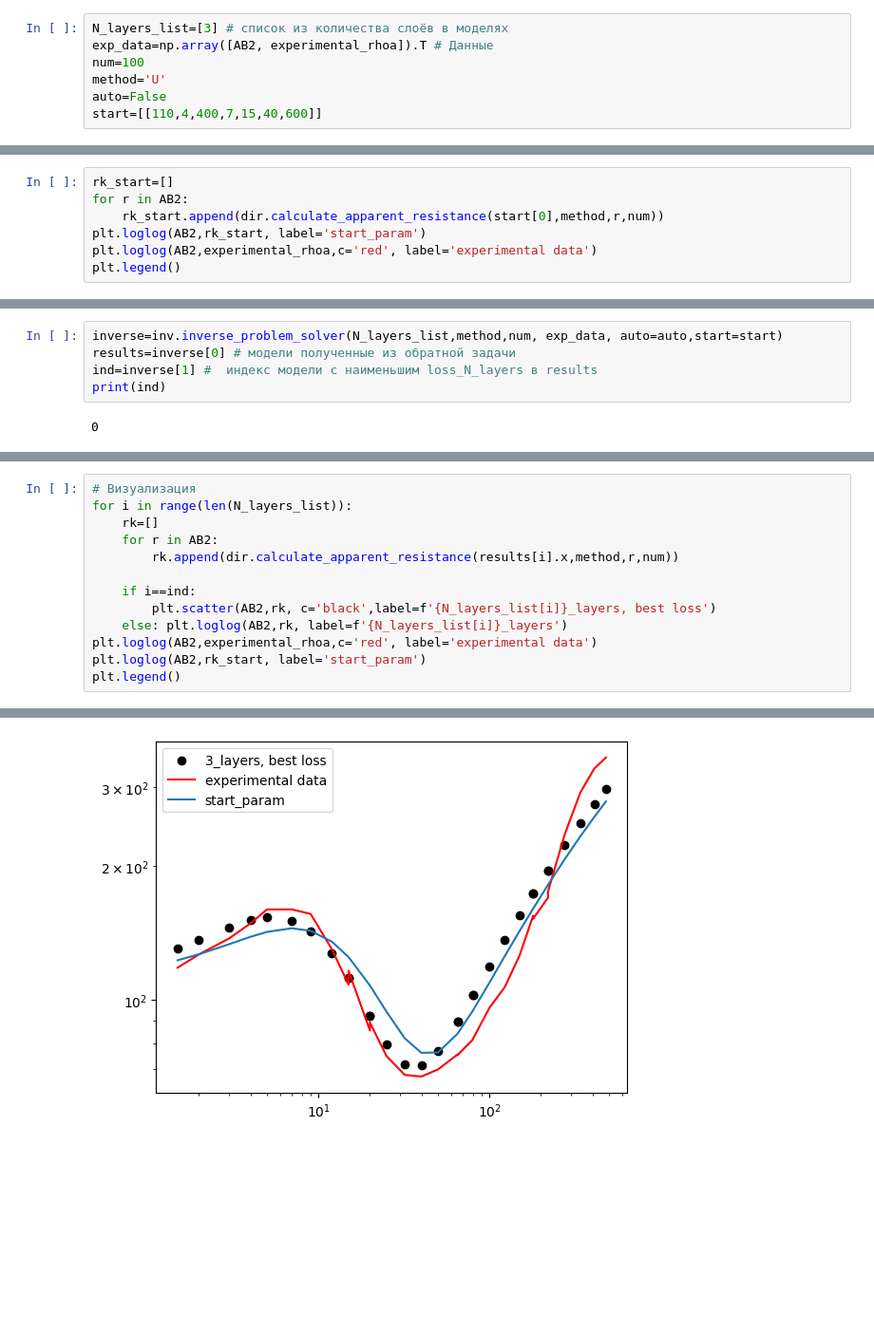
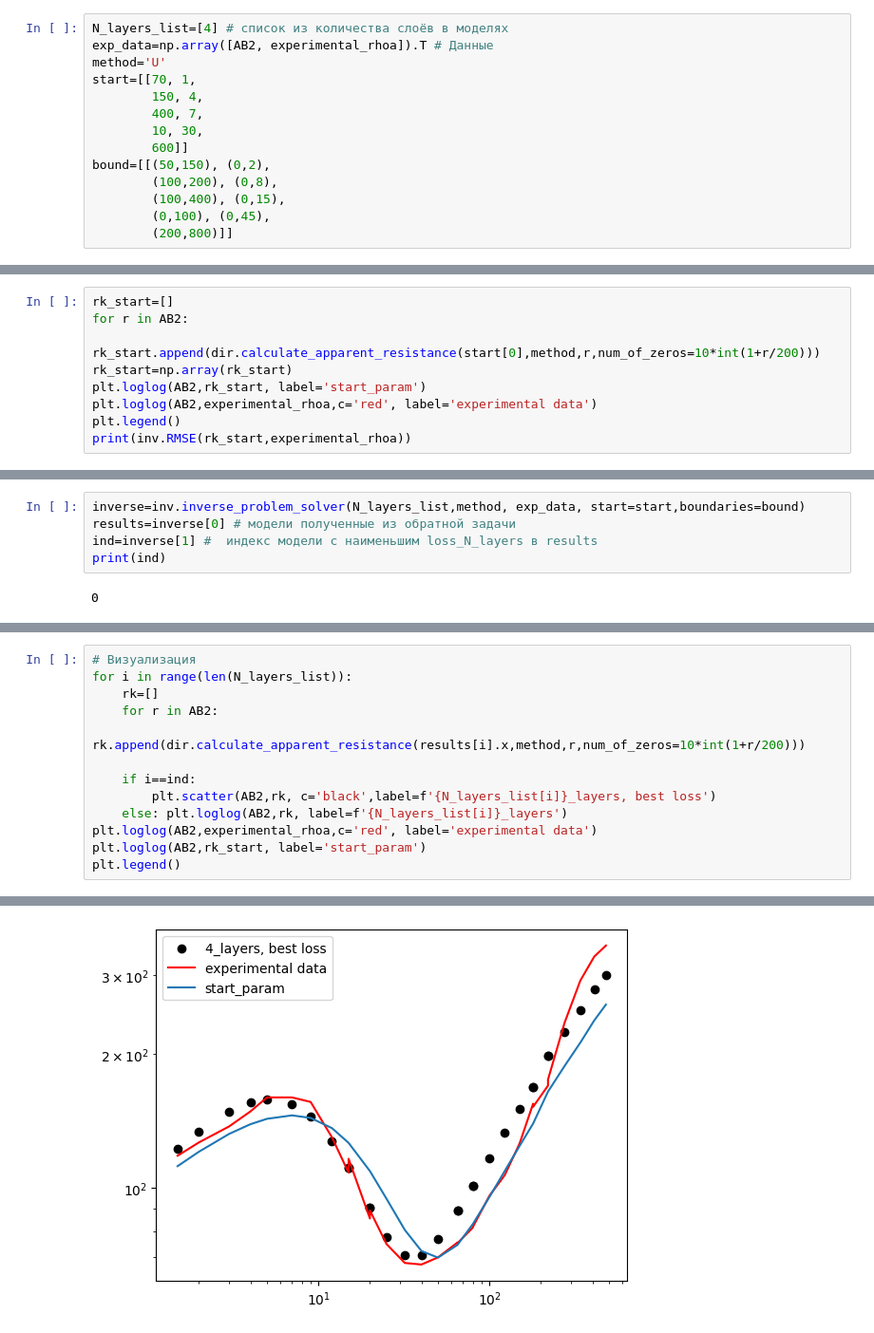
Before and after one commit to arty0mkha/electrical-prospecting, a Jupyter notebook: inverse_example.ipynb, the cells around one changed output, grey strips where cells are left out. Shown at 95% size. Saved outputs shown, nothing was run; the diff lists cells and outputs as text; blank space fills up the shorter version.

```diff
--- a/inverse_example.ipynb
+++ b/inverse_example.ipynb
@@ -23,9 +20,16 @@ plt.legend()
 <matplotlib.legend.Legend at 0x...>
 [figure]
 # %%
-N_layers_list=[3] # список из количества слоёв в моделях
+N_layers_list=[4] # список из количества слоёв в моделях
 exp_data=np.array([AB2, experimental_rhoa]).T # Данные
-num=100
 method='U'
-auto=False
-start=[[110,4,400,7,15,40,600]]
+start=[[70, 1,
+        150, 4,
+        400, 7,
+        10, 30,
+        600]]
+bound=[[(50,150), (0,2),
+        (100,200), (0,8),
+        (100,400), (0,15),
+        (0,100), (0,45),
+        (200,800)]]
@@ -32,8 +45,10 @@ start=[[110,4,400,7,15,40,600]]
 # %%
 rk_start=[]
 for r in AB2:
-    rk_start.append(dir.calculate_apparent_resistance(start[0],method,r,num))
+    rk_start.append(dir.calculate_apparent_resistance(start[0],method,r,num_of_zeros=10*int(1+r/200)))
+rk_start=np.array(rk_start)
 plt.loglog(AB2,rk_start, label='start_param')
 plt.loglog(AB2,experimental_rhoa,c='red', label='experimental data')
 plt.legend()
+print(inv.RMSE(rk_start,experimental_rhoa))
 # %% [output]
@@ -42,5 +57,5 @@ plt.legend()
 # %%
-inverse=inv.inverse_problem_solver(N_layers_list,method,num, exp_data, auto=auto,start=start)
+inverse=inv.inverse_problem_solver(N_layers_list,method, exp_data, start=start,boundaries=bound)
 results=inverse[0] # модели полученные из обратной задачи
 ind=inverse[1] #  индекс модели с наименьшим loss_N_layers в results
 print(ind)
@@ -58,16 +73,16 @@ loss = 21.258977343812862
 # %%
 # Визуализация
 for i in range(len(N_layers_list)):
     rk=[]
     for r in AB2:
-        rk.append(dir.calculate_apparent_resistance(results[i].x,method,r,num))
+        rk.append(dir.calculate_apparent_resistance(results[i].x,method,r,num_of_zeros=10*int(1+r/200)))
 
     if i==ind:
         plt.scatter(AB2,rk, c='black',label=f'{N_layers_list[i]}_layers, best loss')
     else: plt.loglog(AB2,rk, label=f'{N_layers_list[i]}_layers')
 plt.loglog(AB2,experimental_rhoa,c='red', label='experimental data')
 plt.loglog(AB2,rk_start, label='start_param')
 plt.legend()
 # %% [output]
 <matplotlib.legend.Legend at 0x...>
-[figure, old version]
+[figure, new version]
```
Also changed, not shown: parts of 4 cells of this notebook, 4 other files.
